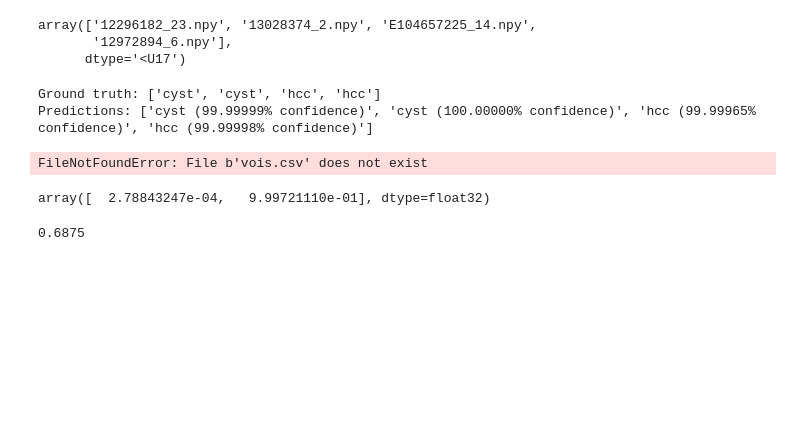
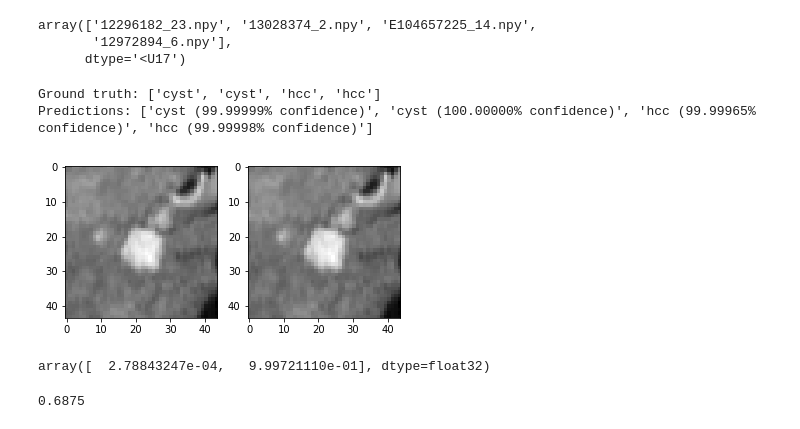
Before and after one commit to clintonjwang/voi-classifier, a Jupyter notebook: main.ipynb, the cells around one changed output. Drawn from its saved outputs; the diff is of its cells as text; code cells hidden in the pictures; blank space fills up the shorter version.

```diff
--- a/main.ipynb
+++ b/main.ipynb
@@ -248,8 +266,3 @@ print("Predictions:", [cls_mapping[max(enumerate(x), key=operator.itemgetter(1))
 # %% [output]
 Ground truth: ['cyst', 'cyst', 'hcc', 'hcc']
 Predictions: ['cyst (99.99999% confidence)', 'cyst (100.00000% confidence)', 'hcc (99.99965% confidence)', 'hcc (99.99998% confidence)']
-# %%
-import pandas as pd
-voi_df = pd.read_csv('vois.csv')
-# %% [output]
-FileNotFoundError: File b'vois.csv' does not exist
@@ -259,0 +269,8 @@ plt.imshow(np.transpose(img[:,::-1,(df['z1']+df['z2'])//2, 0], (1,0)), cmap='gra
+# %%
+import pandas as pd
+voi_df = pd.read_csv('..\\liver-mr-processor\\vois.csv')
+img_fn = "12972894.npy"
+img = np.load("..\\liver-mr-processor\\full_imgs\\"+img_fn)
+plot_section(img, voi_df[voi_df["Filename"] == img_fn].iloc[0], pad=15)
+# %% [output]
+[figure, added]
```
Also changed, not shown: parts of 18 cells of this notebook.
